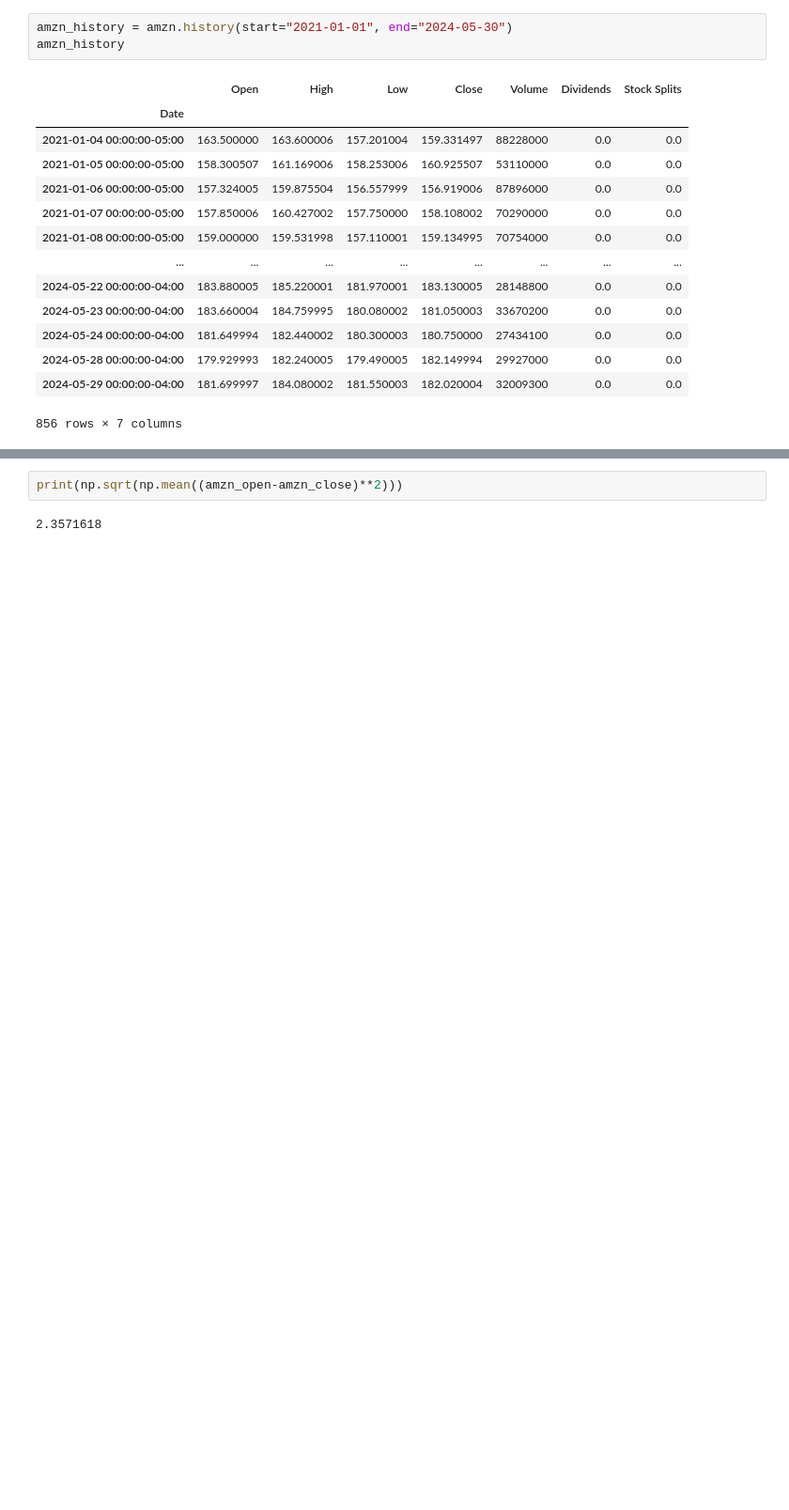
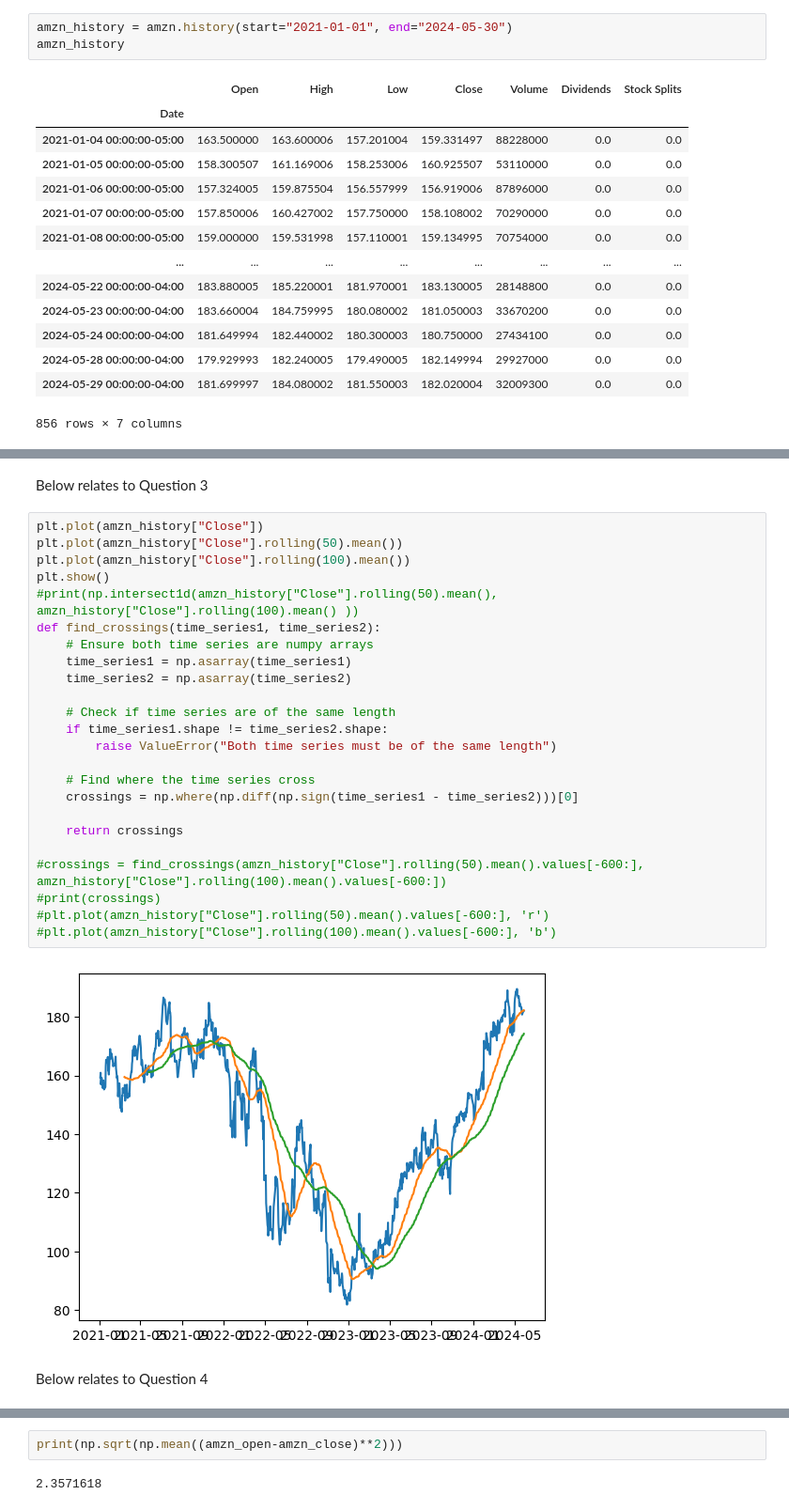
Before and after one commit to Olivierj23/stock_forecast, a Jupyter notebook: main.ipynb, the cells around one changed output, grey strips where cells are left out. Shown at 94% size. Drawn from its saved outputs; the diff is of its cells as text; blank space fills up the shorter version.

```diff
--- a/main.ipynb
+++ b/main.ipynb
@@ -53,0 +111,30 @@ plt.plot(amzn_history[["Close"]].values)
+# %% [markdown]
+Below relates to Question 3
+# %%
+plt.plot(amzn_history["Close"])
+plt.plot(amzn_history["Close"].rolling(50).mean())
+plt.plot(amzn_history["Close"].rolling(100).mean())
+plt.show()
+#print(np.intersect1d(amzn_history["Close"].rolling(50).mean(), amzn_history["Close"].rolling(100).mean() ))
+def find_crossings(time_series1, time_series2):
+    # Ensure both time series are numpy arrays
+    time_series1 = np.asarray(time_series1)
+    time_series2 = np.asarray(time_series2)
+
+    # Check if time series are of the same length
+    if time_series1.shape != time_series2.shape:
+        raise ValueError("Both time series must be of the same length")
+
+    # Find where the time series cross
+    crossings = np.where(np.diff(np.sign(time_series1 - time_series2)))[0]
+
+    return crossings
+
+#crossings = find_crossings(amzn_history["Close"].rolling(50).mean().values[-600:], amzn_history["Close"].rolling(100).mean().values[-600:])
+#print(crossings)
+#plt.plot(amzn_history["Close"].rolling(50).mean().values[-600:], 'r')
+#plt.plot(amzn_history["Close"].rolling(100).mean().values[-600:], 'b')
+# %% [output]
+[figure, added]
+# %% [markdown]
+Below relates to Question 4
```
Also changed, not shown: parts of 21 cells of this notebook, 2 other files.
